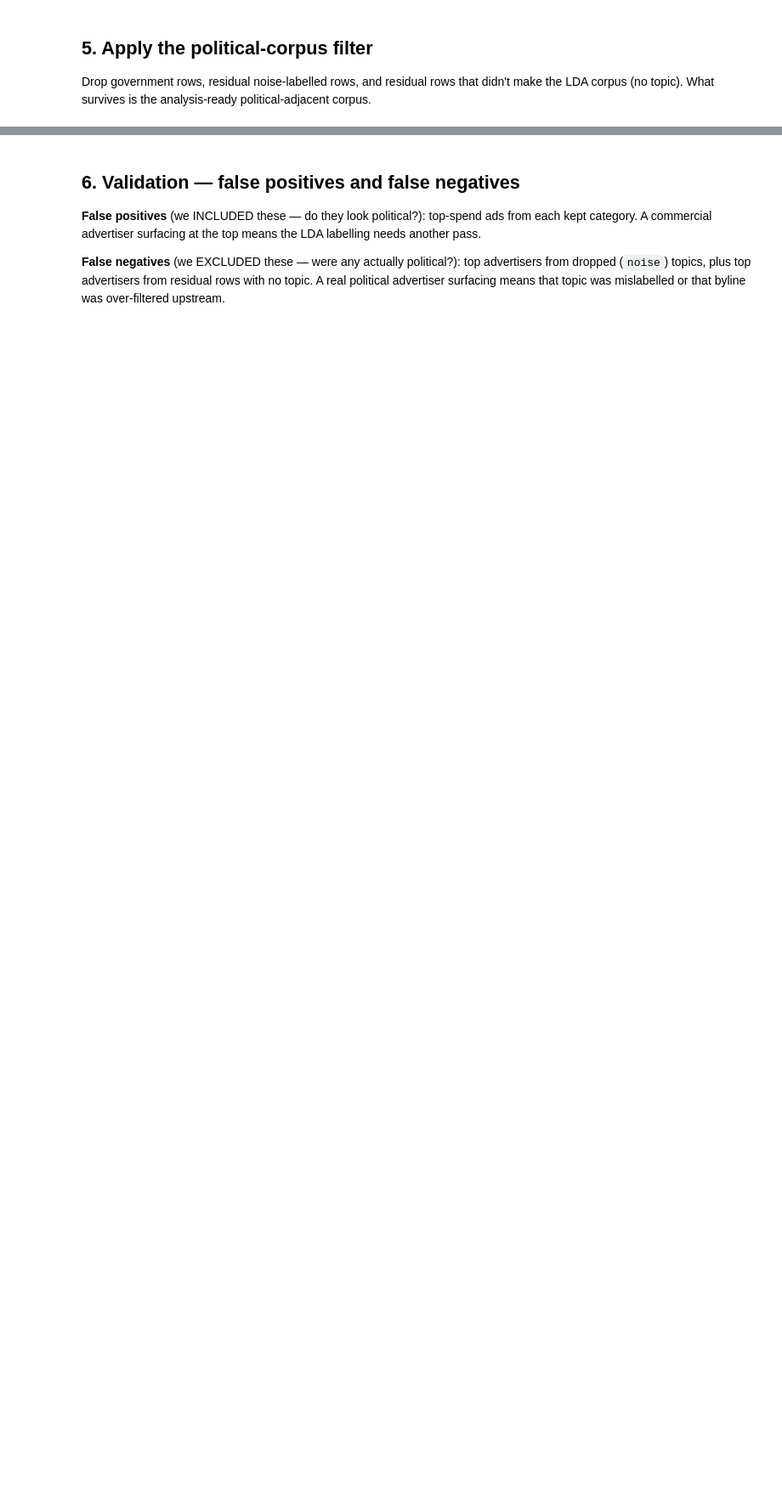
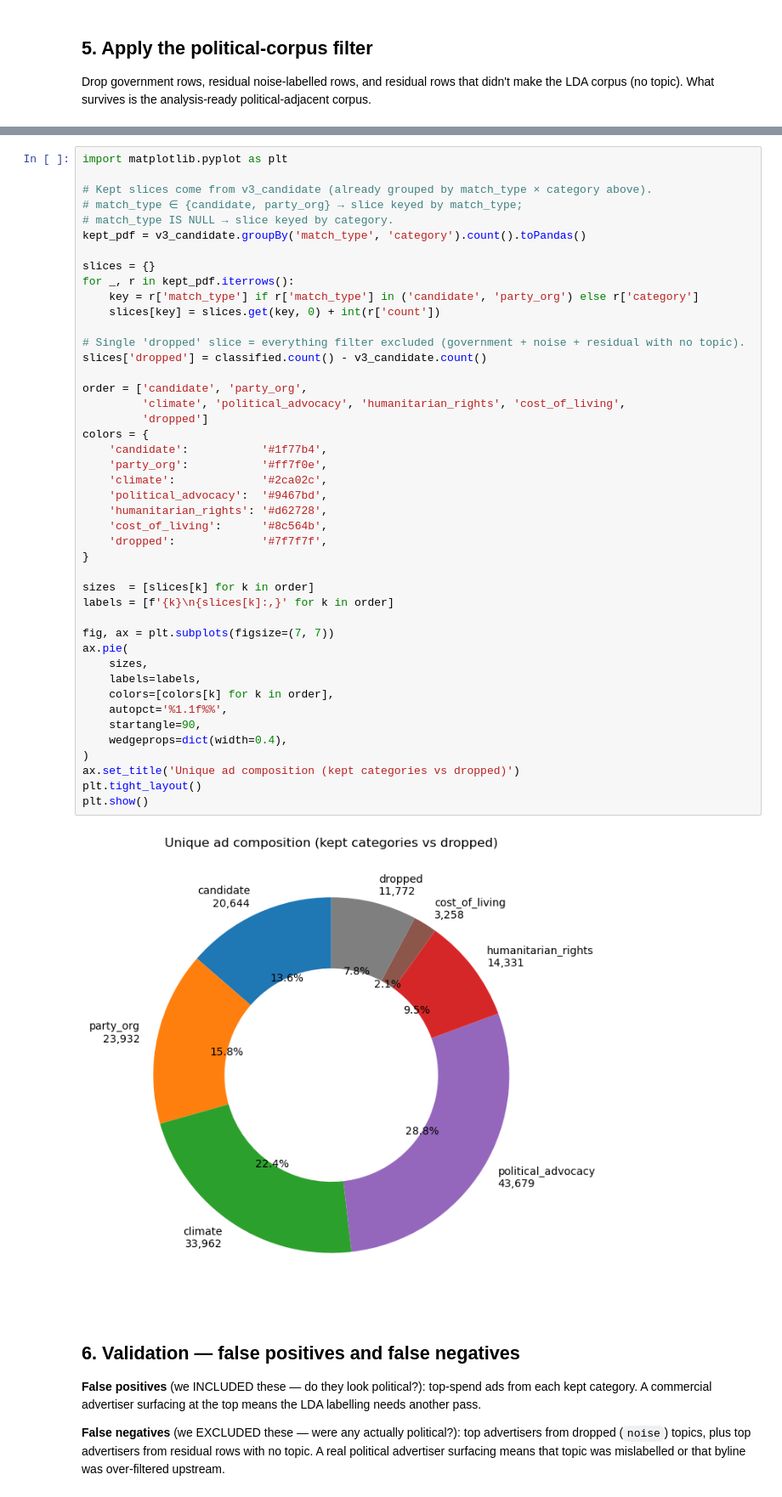
Before and after one commit to stuliveshere/FB_API, a Jupyter notebook: notebooks/04_topic_join.ipynb, the cells around one changed output, grey strips where cells are left out. Shown at 85% size. Saved outputs shown, nothing was run; the diff lists cells and outputs as text; blank space fills up the shorter version.

```diff
--- a/notebooks/04_topic_join.ipynb
+++ b/notebooks/04_topic_join.ipynb
@@ -109,3 +155,49 @@ v3_candidate.groupBy('match_type', 'category').count() \
+# %%
+import matplotlib.pyplot as plt
+
+# Kept slices come from v3_candidate (already grouped by match_type × category above).
+# match_type ∈ {candidate, party_org} → slice keyed by match_type;
+# match_type IS NULL → slice keyed by category.
+kept_pdf = v3_candidate.groupBy('match_type', 'category').count().toPandas()
+
+slices = {}
+for _, r in kept_pdf.iterrows():
+    key = r['match_type'] if r['match_type'] in ('candidate', 'party_org') else r['category']
+    slices[key] = slices.get(key, 0) + int(r['count'])
+
+# Single 'dropped' slice = everything filter excluded (government + noise + residual with no topic).
+slices['dropped'] = classified.count() - v3_candidate.count()
+
+order = ['candidate', 'party_org',
+         'climate', 'political_advocacy', 'humanitarian_rights', 'cost_of_living',
+         'dropped']
+colors = {
+    'candidate':           '#1f77b4',
+    'party_org':           '#ff7f0e',
+    'climate':             '#2ca02c',
+    'political_advocacy':  '#9467bd',
+    'humanitarian_rights': '#d62728',
+    'cost_of_living':      '#8c564b',
+    'dropped':             '#7f7f7f',
+}
+
+sizes  = [slices[k] for k in order]
+labels = [f'{k}\n{slices[k]:,}' for k in order]
+
+fig, ax = plt.subplots(figsize=(7, 7))
+ax.pie(
+    sizes,
+    labels=labels,
+    colors=[colors[k] for k in order],
+    autopct='%1.1f%%',
+    startangle=90,
+    wedgeprops=dict(width=0.4),
+)
+ax.set_title('Unique ad composition (kept categories vs dropped)')
+plt.tight_layout()
+plt.show()
+# %% [output]
+[figure, added]
 # %% [markdown]
 ## 6. Validation — false positives and false negatives
 
```
Also changed, not shown: parts of 7 cells of this notebook, 4 other files.
